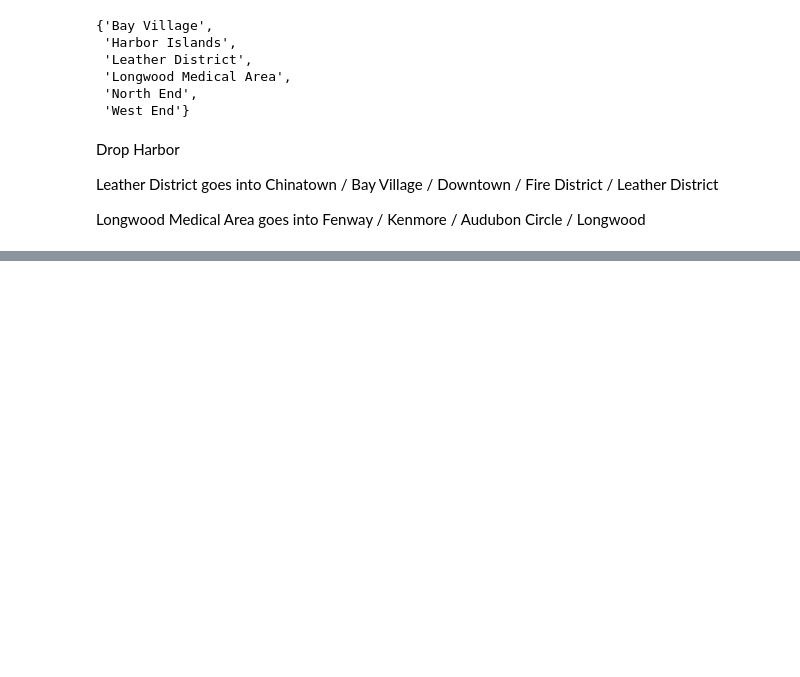
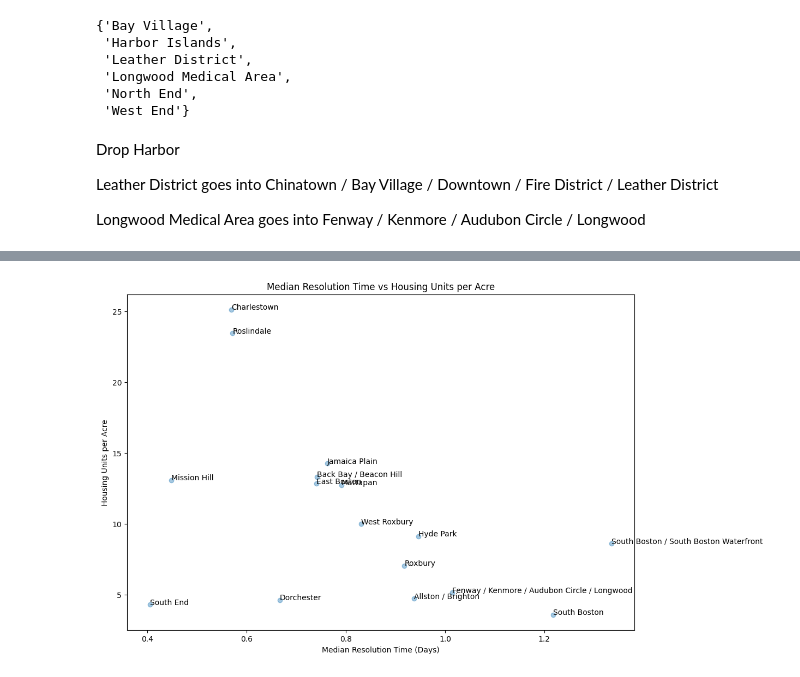
Before and after one commit to Laerk23/CS506-311ServiceTracker, a Jupyter notebook: fa23-team-d/notebooks/final_notebooks/poster_notebook copy.ipynb, the cells around one changed output, grey strips where cells are left out. Saved outputs shown, nothing was run; the diff lists cells and outputs as text; code cells hidden in the pictures; blank space fills up the shorter version.

```diff
--- a/fa23-team-d/notebooks/final_notebooks/poster_notebook copy.ipynb
+++ b/fa23-team-d/notebooks/final_notebooks/poster_notebook copy.ipynb
@@ -503,0 +543,5 @@ neighborhoods =
+# %%
+y = df_copy.groupby('neighborhood')['HU_PER_ACRE'].median()
+plot(x,y,'Median Resolution Time (Days)','Housing Units per Acre','Median Resolution Time vs Housing Units per Acre')
+# %% [output]
+[figure, added]
```
Also changed, not shown: parts of 21 cells of this notebook.
